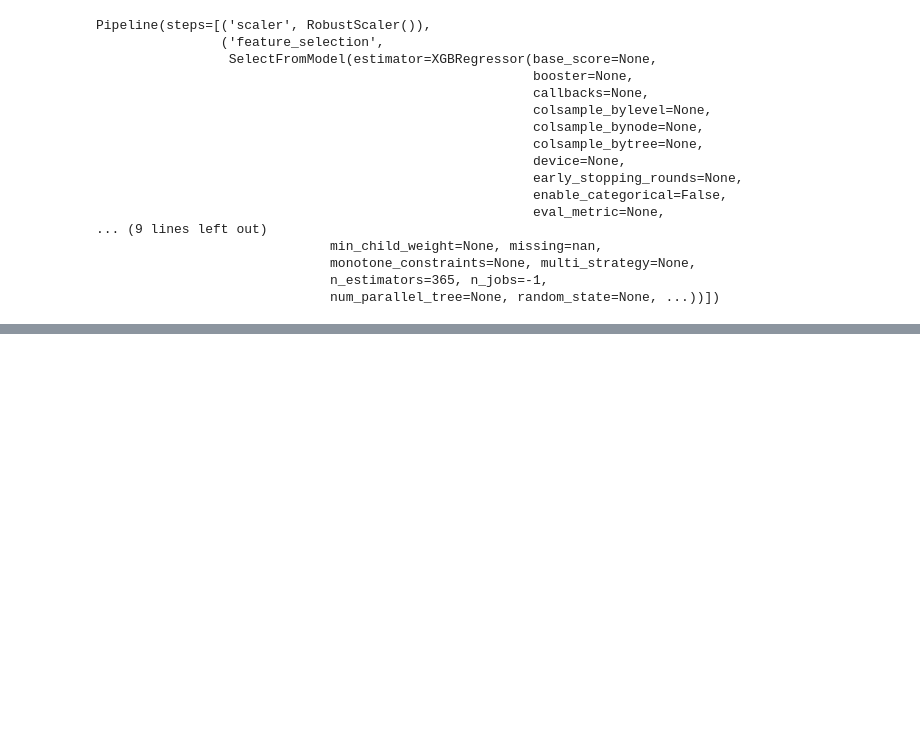
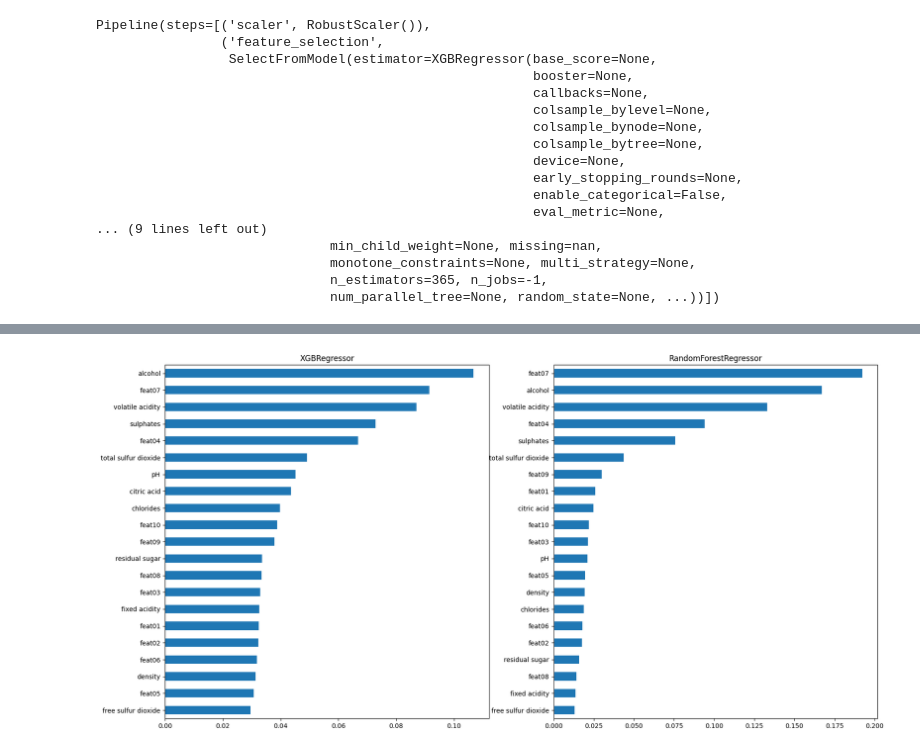
Before and after one commit to jzmujdzin/ml2-proj, a Jupyter notebook: regression.ipynb, the cells around one changed output, grey strips where cells are left out. Saved outputs shown, nothing was run; the diff lists cells and outputs as text; code cells hidden in the pictures; blank space fills up the shorter version.

```diff
--- a/regression.ipynb
+++ b/regression.ipynb
@@ -378,0 +453,14 @@ RegressionScores(mean_squared_error=1.36515466797506, mean_absolute_error=0.8952
+# %%
+plt.subplots(1, 2, figsize=(20, 10))  # Changed from (2, 2) to (1, 2)
+i = 0
+model_count = 0
+while model_count < 2 and i < len(results.results):
+    model = results.results[i].best_model['model']
+    if hasattr(model, 'feature_importances_'):
+        plt.subplot(1, 2, model_count+1)  # Changed from (2, 2, model_count+1) to (1, 2, model_count+1)
+        pd.Series(model.feature_importances_, index=x.columns).groupby(lambda x: x.split('_')[0]).mean().sort_values(ascending=True).plot(kind='barh')
+        plt.title(results.results[i].get_model_name())
+        model_count += 1
+    i += 1
+# %% [output]
+[figure, added]
```
Also changed, not shown: parts of 15 cells of this notebook, 1 other file.
